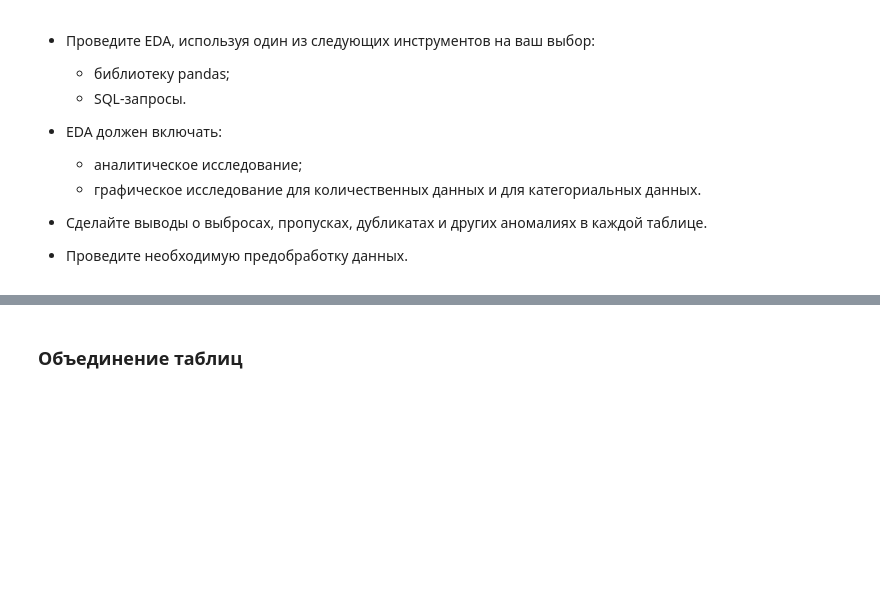
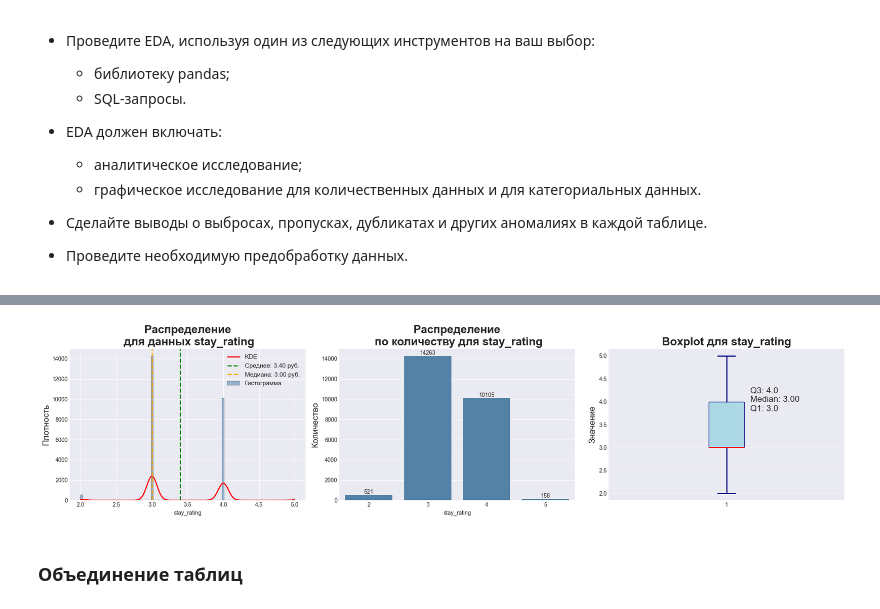
Before and after one commit to MEYakunin/Sprint17_Booking_Cancellation_Predict, a Jupyter notebook: Sprint17_Booking_Cancellation_Predict.ipynb, the cells around one changed output, grey strips where cells are left out. Saved outputs shown, nothing was run; the diff lists cells and outputs as text; code cells hidden in the pictures; blank space fills up the shorter version.

```diff
--- a/Sprint17_Booking_Cancellation_Predict.ipynb
+++ b/Sprint17_Booking_Cancellation_Predict.ipynb
@@ -219,3 +359,15 @@ memory usage: 983.6+ KB
+# %%
+# Выводим графики для датасета df_reviews_drop_dupl
+for col in numeric_cols_reviews:
+    _, axes = plt.subplots(1, 3, figsize=(20, 5))
+    print_histplot(df_reviews_drop_dupl, col, col, axes[0])
+    print_countplot(df_reviews_drop_dupl, col, col, axes[1])
+    print_boxplot(df_reviews_drop_dupl, col, col, axes[2])
+
+plt.tight_layout()
+plt.show()
+# %% [output]
+[figure, added]
 # %% [markdown]
 ### Объединение таблиц
 # %% [markdown]
```
Also changed, not shown: parts of 15 cells of this notebook.
